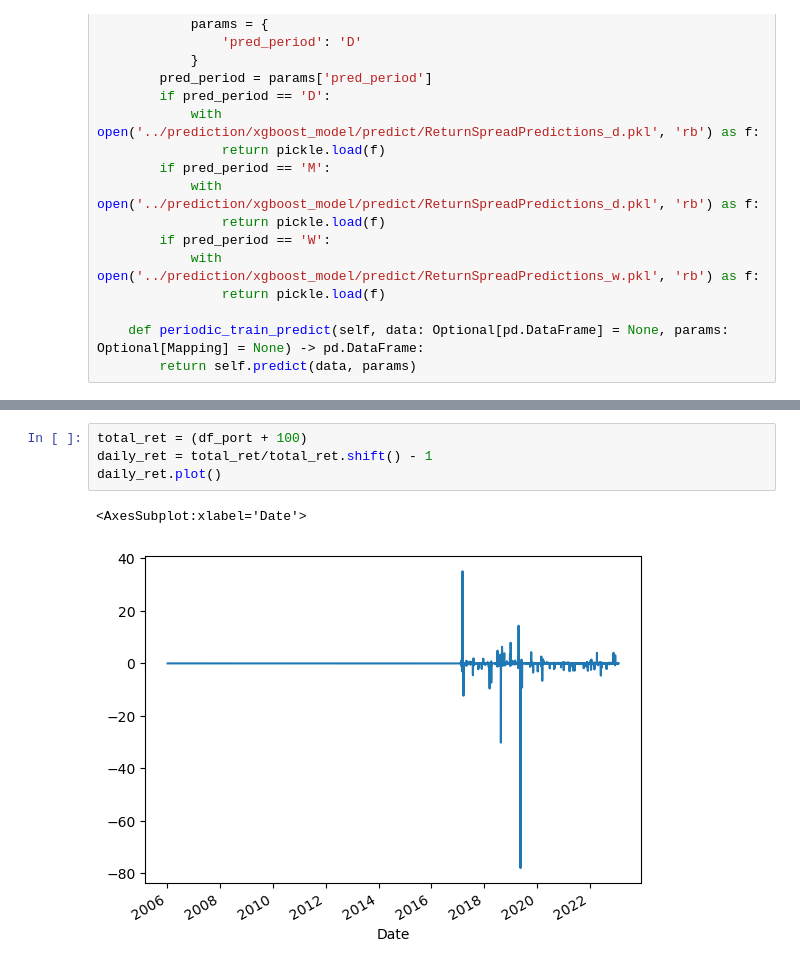
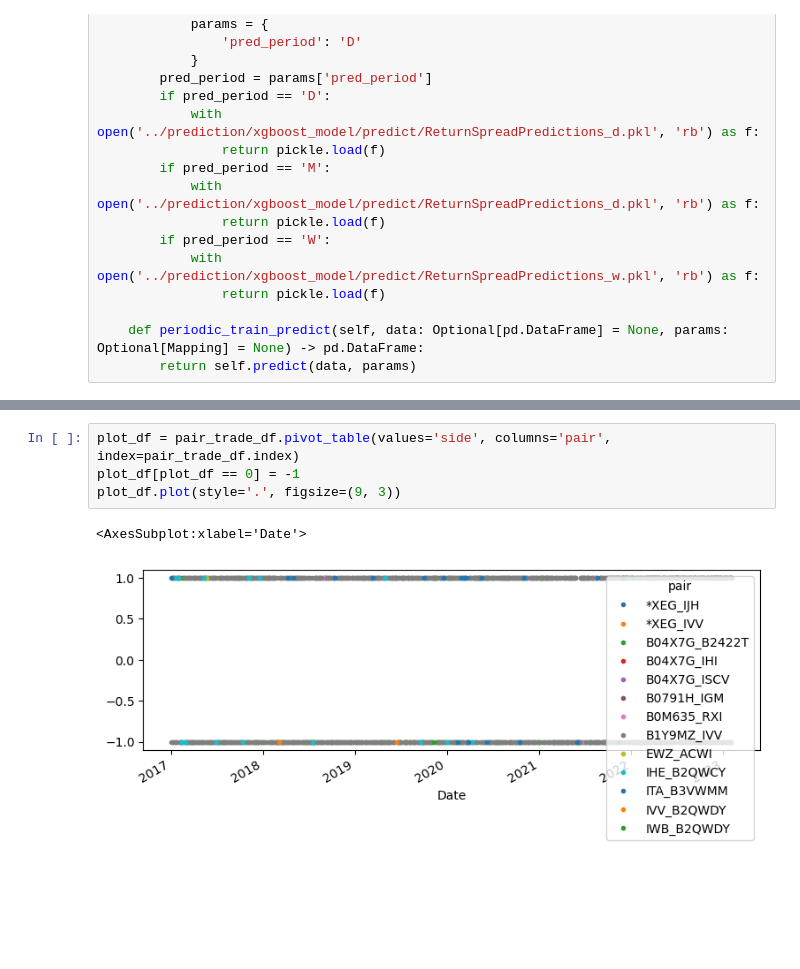
Before and after one commit to DerrickXZY/IAQF_Competition, a Jupyter notebook: pipeline/pipeline.ipynb, the cells around one changed output, grey strips where cells are left out. Drawn from its saved outputs; the diff is of its cells as text; blank space fills up the shorter version.

```diff
--- a/pipeline/pipeline.ipynb
+++ b/pipeline/pipeline.ipynb
@@ -304,7 +318,7 @@ df_port.plot()
-# %%
-total_ret = (df_port + 100)
-daily_ret = total_ret/total_ret.shift() - 1
-daily_ret.plot()
-# %% [output]
-<AxesSubplot:xlabel='Date'>
-[figure, removed]
+# %%
+plot_df = pair_trade_df.pivot_table(values='side', columns='pair', index=pair_trade_df.index)
+plot_df[plot_df == 0] = -1
+plot_df.plot(style='.', figsize=(9, 3))
+# %% [output]
+<AxesSubplot:xlabel='Date'>
+[figure, added]
```
Also changed, not shown: parts of 20 cells of this notebook.
